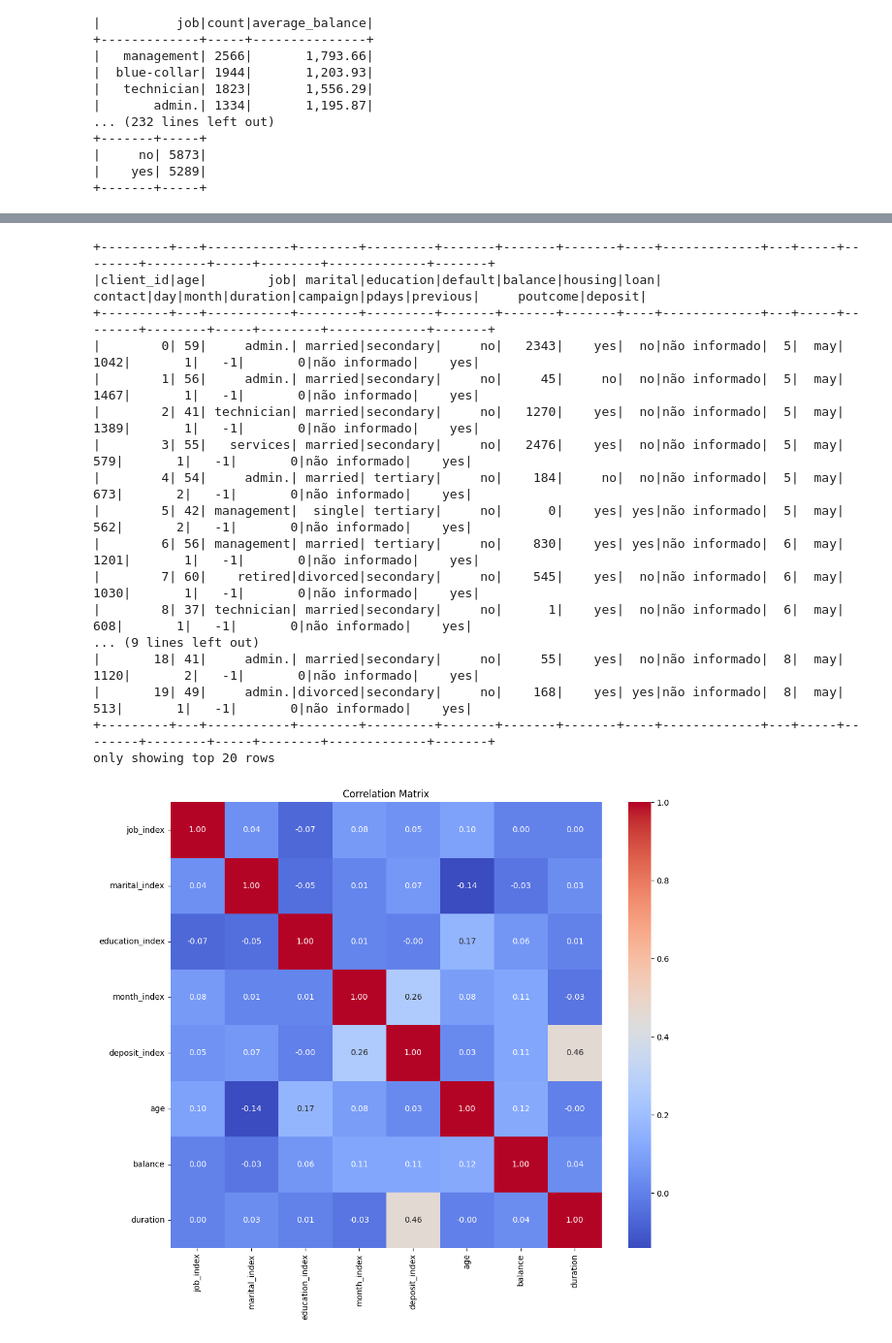
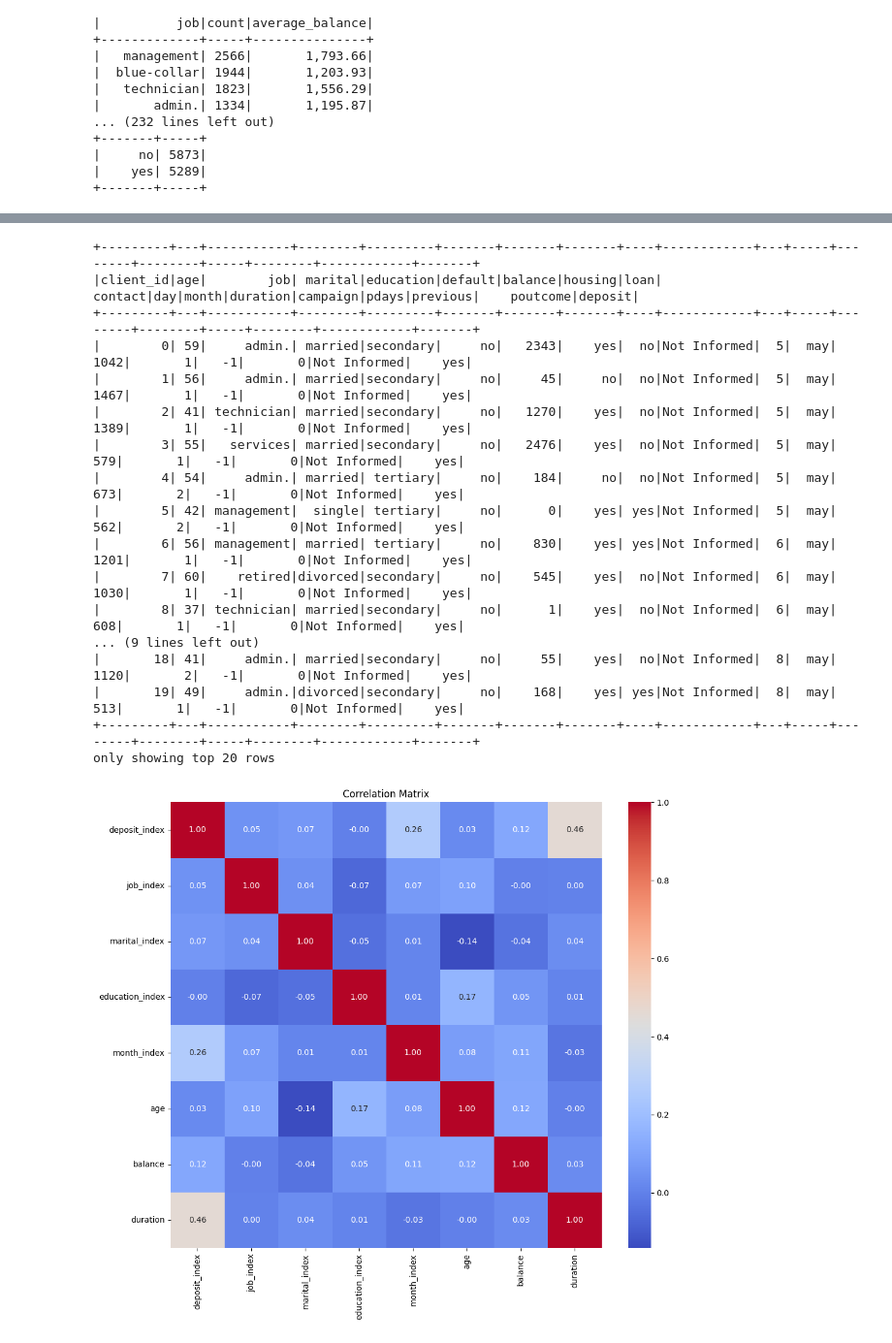
Before and after one commit to KoreTane/MKTBank, a Jupyter notebook: MKTBank.ipynb, the cells around one changed output, grey strips where cells are left out. Shown at 97% size. Saved outputs shown, nothing was run; the diff lists cells and outputs as text; code cells hidden in the pictures.

```diff
--- a/MKTBank.ipynb
+++ b/MKTBank.ipynb
@@ -281,7 +313,7 @@ plt.show()
 # del lines where age > 80 or balance > 10000
 df = df.filter(
     (df.age <= 80) &
-    (df.balance <= 10000) &
+    (df.balance <= 12000) &
     (df.balance >= -2000) &
     (df.job != "unknown") &
     (df.education != "unknown")
@@ -294,51 +326,51 @@ df.show()
 # create dataframe secundary
 df2 = df.select("*")
 # %% [output]
-+---------+---+-----------+--------+---------+-------+-------+-------+----+-------------+---+-----+--------+--------+-----+--------+-------------+-------+
-|client_id|age|        job| marital|education|default|balance|housing|loan|      contact|day|month|duration|campaign|pdays|previous|     poutcome|deposit|
-+---------+---+-----------+--------+---------+-------+-------+-------+----+-------------+---+-----+--------+--------+-----+--------+-------------+-------+
-|        0| 59|     admin.| married|secondary|     no|   2343|    yes|  no|não informado|  5|  may|    1042|       1|   -1|       0|não informado|    yes|
-|        1| 56|     admin.| married|secondary|     no|     45|     no|  no|não informado|  5|  may|    1467|       1|   -1|       0|não informado|    yes|
-|        2| 41| technician| married|secondary|     no|   1270|    yes|  no|não informado|  5|  may|    1389|       1|   -1|       0|não informado|    yes|
-|        3| 55|   services| married|secondary|     no|   2476|    yes|  no|não informado|  5|  may|     579|       1|   -1|       0|não informado|    yes|
-|        4| 54|     admin.| married| tertiary|     no|    184|     no|  no|não informado|  5|  may|     673|       2|   -1|       0|não informado|    yes|
-|        5| 42| management|  single| tertiary|     no|      0|    yes| yes|não informado|  5|  may|     562|       2|   -1|       0|não informado|    yes|
-|        6| 56| management| married| tertiary|     no|    830|    yes| yes|não informado|  6|  may|    1201|       1|   -1|       0|não informado|    yes|
-|        7| 60|    retired|divorced|secondary|     no|    545|    yes|  no|não informado|  6|  may|    1030|       1|   -1|       0|não informado|    yes|
-|        8| 37| technician| married|secondary|     no|      1|    yes|  no|não informado|  6|  may|     608|       1|   -1|       0|não informado|    yes|
++---------+---+-----------+--------+---------+-------+-------+-------+----+------------+---+-----+--------+--------+-----+--------+------------+-------+
+|client_id|age|        job| marital|education|default|balance|housing|loan|     contact|day|month|duration|campaign|pdays|previous|    poutcome|deposit|
++---------+---+-----------+--------+---------+-------+-------+-------+----+------------+---+-----+--------+--------+-----+--------+------------+-------+
+|        0| 59|     admin.| married|secondary|     no|   2343|    yes|  no|Not Informed|  5|  may|    1042|       1|   -1|       0|Not Informed|    yes|
+|        1| 56|     admin.| married|secondary|     no|     45|     no|  no|Not Informed|  5|  may|    1467|       1|   -1|       0|Not Informed|    yes|
+|        2| 41| technician| married|secondary|     no|   1270|    yes|  no|Not Informed|  5|  may|    1389|       1|   -1|       0|Not Informed|    yes|
+|        3| 55|   services| married|secondary|     no|   2476|    yes|  no|Not Informed|  5|  may|     579|       1|   -1|       0|Not Informed|    yes|
+|        4| 54|     admin.| married| tertiary|     no|    184|     no|  no|Not Informed|  5|  may|     673|       2|   -1|       0|Not Informed|    yes|
+|        5| 42| management|  single| tertiary|     no|      0|    yes| yes|Not Informed|  5|  may|     562|       2|   -1|       0|Not Informed|    yes|
+|        6| 56| management| married| tertiary|     no|    830|    yes| yes|Not Informed|  6|  may|    1201|       1|   -1|       0|Not Informed|    yes|
+|        7| 60|    retired|divorced|secondary|     no|    545|    yes|  no|Not Informed|  6|  may|    1030|       1|   -1|       0|Not Informed|    yes|
+|        8| 37| technician| married|secondary|     no|      1|    yes|  no|Not Informed|  6|  may|     608|       1|   -1|       0|Not Informed|    yes|
 ... (9 lines left out)
-|       18| 41|     admin.| married|secondary|     no|     55|    yes|  no|não informado|  8|  may|    1120|       2|   -1|       0|não informado|    yes|
-|       19| 49|     admin.|divorced|secondary|     no|    168|    yes| yes|não informado|  8|  may|     513|       1|   -1|       0|não informado|    yes|
-+---------+---+-----------+--------+---------+-------+-------+-------+----+-------------+---+-----+--------+--------+-----+--------+-------------+-------+
+|       18| 41|     admin.| married|secondary|     no|     55|    yes|  no|Not Informed|  8|  may|    1120|       2|   -1|       0|Not Informed|    yes|
+|       19| 49|     admin.|divorced|secondary|     no|    168|    yes| yes|Not Informed|  8|  may|     513|       1|   -1|       0|Not Informed|    yes|
++---------+---+-----------+--------+---------+-------+-------+-------+----+------------+---+-----+--------+--------+-----+--------+------------+-------+
 only showing top 20 rows
 # %%
 # Creating the Spark session
 spark = SparkSession.builder.appName("CorrelationMatrix").getOrCreate()
 
-categorical_cols = ['job', 'marital', 'education', 'month','deposit']
+categorical_cols = ['deposit','job', 'marital', 'education', 'month']
 numerical_cols = ['age', 'balance', 'duration']
 
 # Transform categorical variables into numeric ones
 indexers = [StringIndexer(inputCol=col, outputCol=f"{col}_index") for col in categorical_cols]
 for indexer in indexers:
     df = indexer.fit(df).transform(df)
 
 # Select the necessary columns
 df_indexed = df.select([F.col(f"{col}_index") for col in categorical_cols] + [F.col(col) for col in numerical_cols])
 
 # Convert to Pandas DataFrame for plotting the correlation matrix
 df_pandas = df_indexed.toPandas()
 
 # Calcu the correlation matrix
 correlation_matrix = df_pandas.corr()
 
 # Plot the correlation matrix
 plt.figure(figsize=(12, 10))
 sns.heatmap(correlation_matrix, annot=True, cmap='coolwarm', fmt='.2f')
 plt.title('Correlation Matrix')
 plt.show()
 # %% [output]
-[figure, old version]
+[figure, new version]
 # %%
 # Assuming df2 is the existing DataFrame
 # Creating AgeRange column
```
Also changed, not shown: parts of 6 cells of this notebook.
